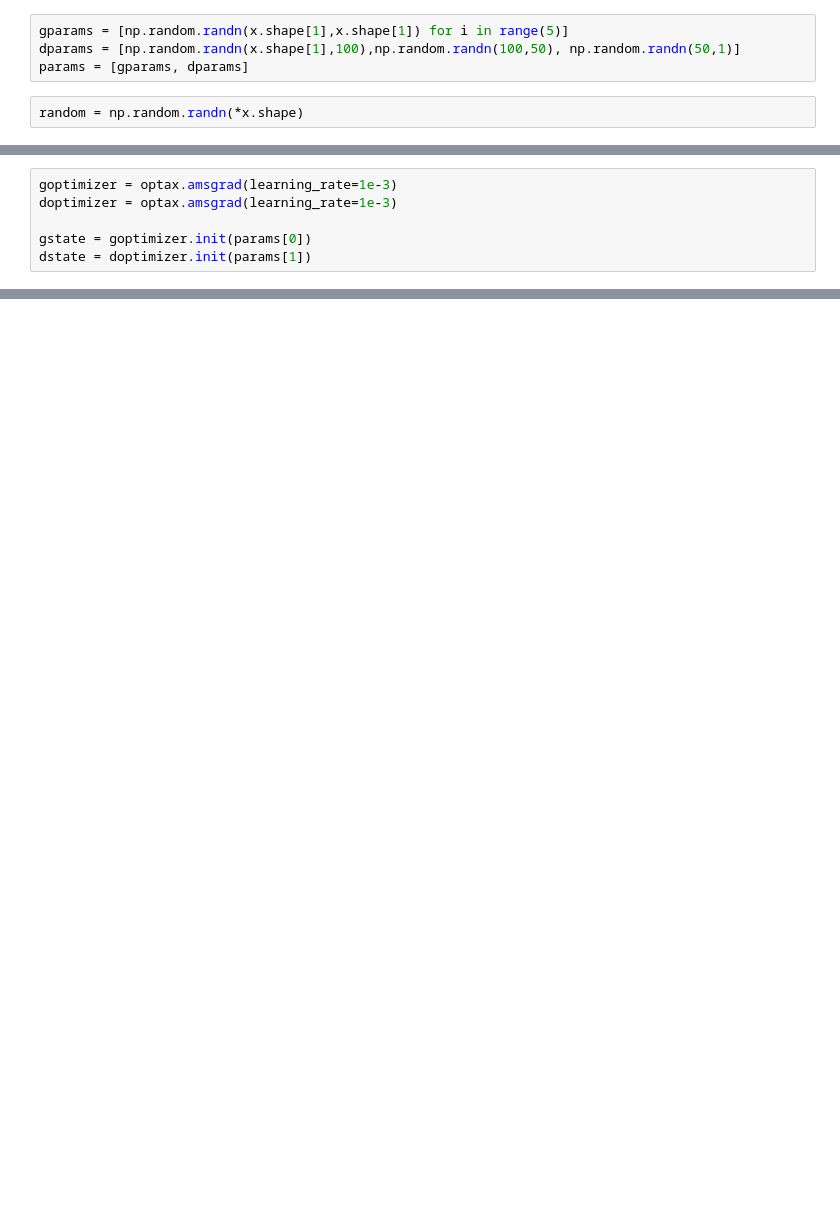
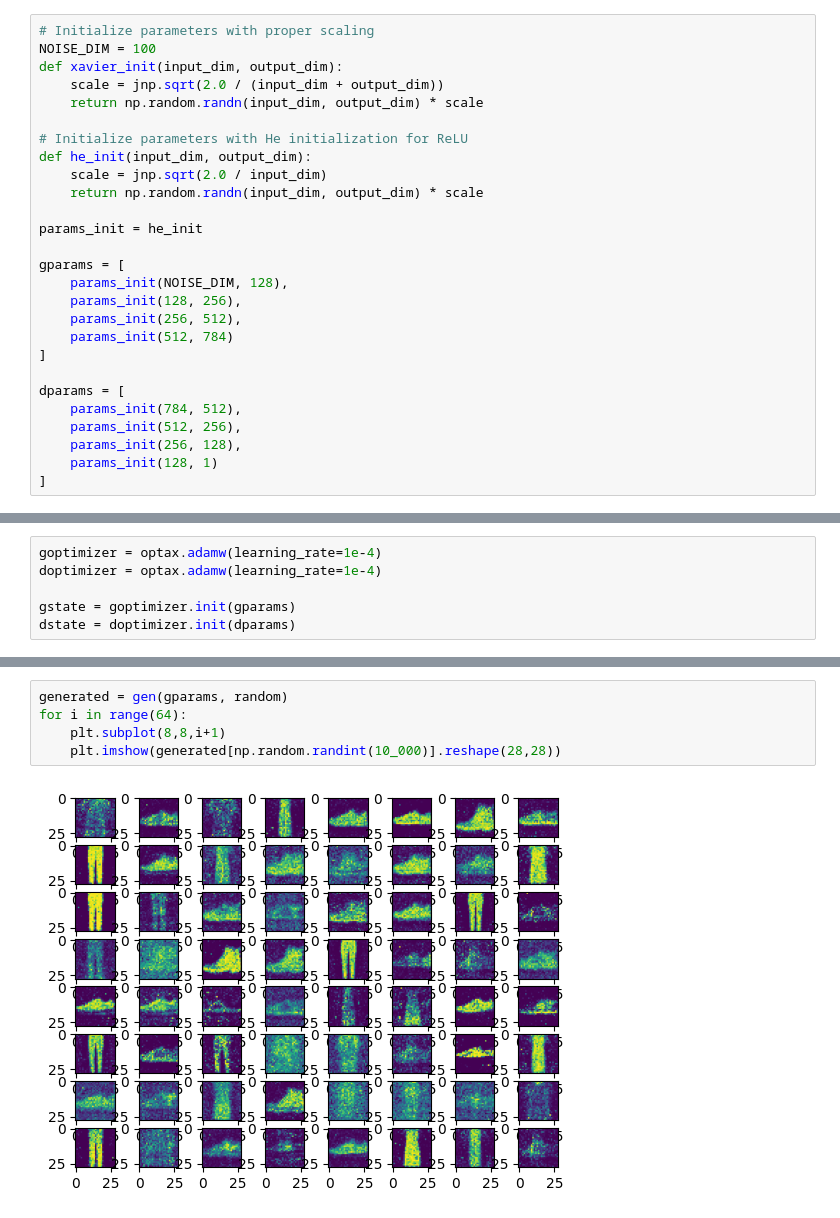
Before and after one commit to NeveIsa/ITP359, a Jupyter notebook: hw7/hw7.ipynb, the cells around one changed output, grey strips where cells are left out. Cells and saved outputs as stored; diff of their text form; blank space fills up the shorter version.

```diff
--- a/hw7/hw7.ipynb
+++ b/hw7/hw7.ipynb
@@ -63,8 +82,29 @@ def gan(params, r, x, labels):
 
 dgan = jit(value_and_grad(gan))
 # %%
-gparams = [np.random.randn(x.shape[1],x.shape[1]) for i in range(5)]
-dparams = [np.random.randn(x.shape[1],100),np.random.randn(100,50), np.random.randn(50,1)]
-params = [gparams, dparams]
+# Initialize parameters with proper scaling
+NOISE_DIM = 100
+def xavier_init(input_dim, output_dim):
+    scale = jnp.sqrt(2.0 / (input_dim + output_dim))
+    return np.random.randn(input_dim, output_dim) * scale
+
+# Initialize parameters with He initialization for ReLU
+def he_init(input_dim, output_dim):
+    scale = jnp.sqrt(2.0 / input_dim)
+    return np.random.randn(input_dim, output_dim) * scale
+
+params_init = he_init
+
+gparams = [
+    params_init(NOISE_DIM, 128),
+    params_init(128, 256),
+    params_init(256, 512),
+    params_init(512, 784)
+]
+
+dparams = [
+    params_init(784, 512),
+    params_init(512, 256),
+    params_init(256, 128),
+    params_init(128, 1)
+]
-# %%
-random = np.random.randn(*x.shape)
@@ -74,7 +111,7 @@ EPOCHS = 100
 # %%
-goptimizer = optax.amsgrad(learning_rate=1e-3)
-doptimizer = optax.amsgrad(learning_rate=1e-3)
+goptimizer = optax.adamw(learning_rate=1e-4)
+doptimizer = optax.adamw(learning_rate=1e-4)
 
-gstate = goptimizer.init(params[0])
-dstate = doptimizer.init(params[1])
+gstate = goptimizer.init(gparams)
+dstate = doptimizer.init(dparams)
 # %%
@@ -138,0 +178,7 @@ KeyboardInterrupt:
+# %%
+generated = gen(gparams, random)
+for i in range(64):
+    plt.subplot(8,8,i+1)
+    plt.imshow(generated[np.random.randint(10_000)].reshape(28,28))
+# %% [output]
+[figure, added]
```
Also changed, not shown: parts of 7 cells of this notebook.
